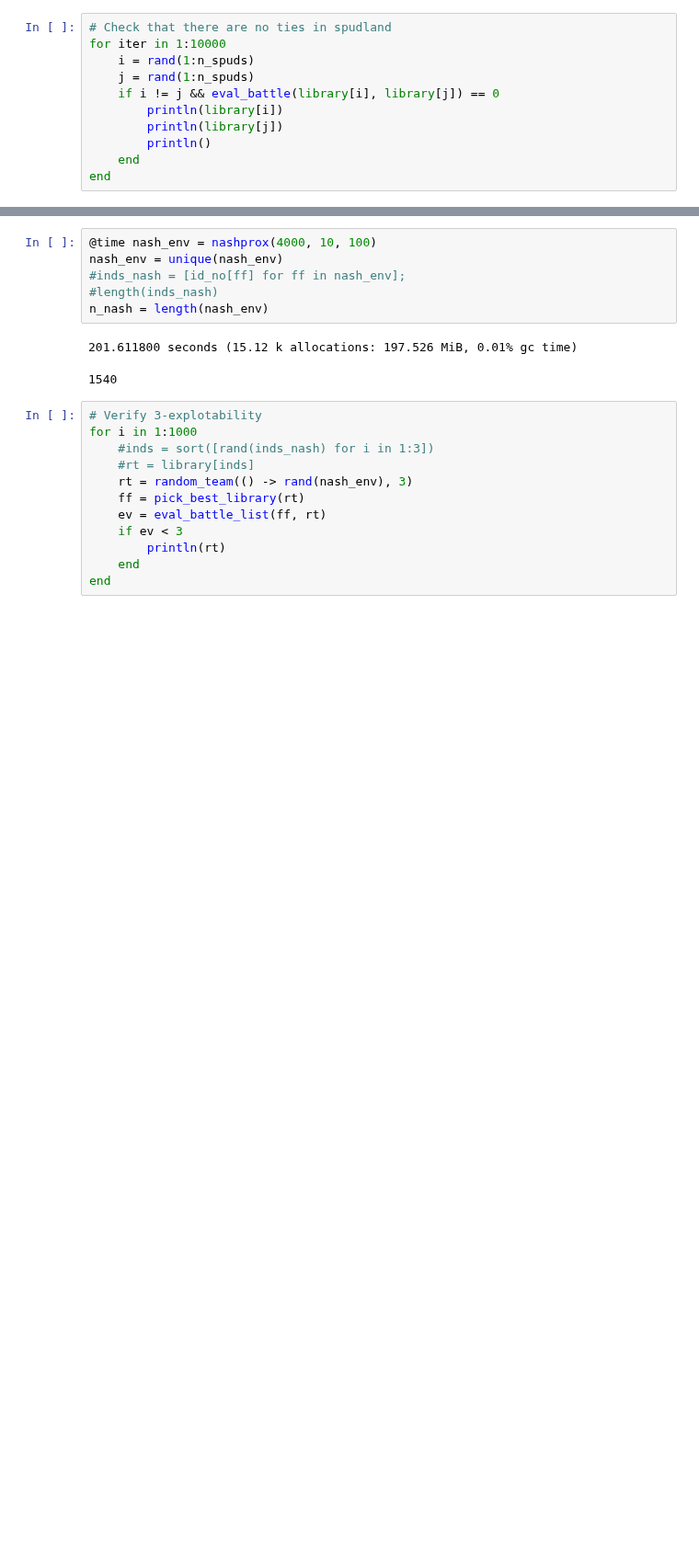
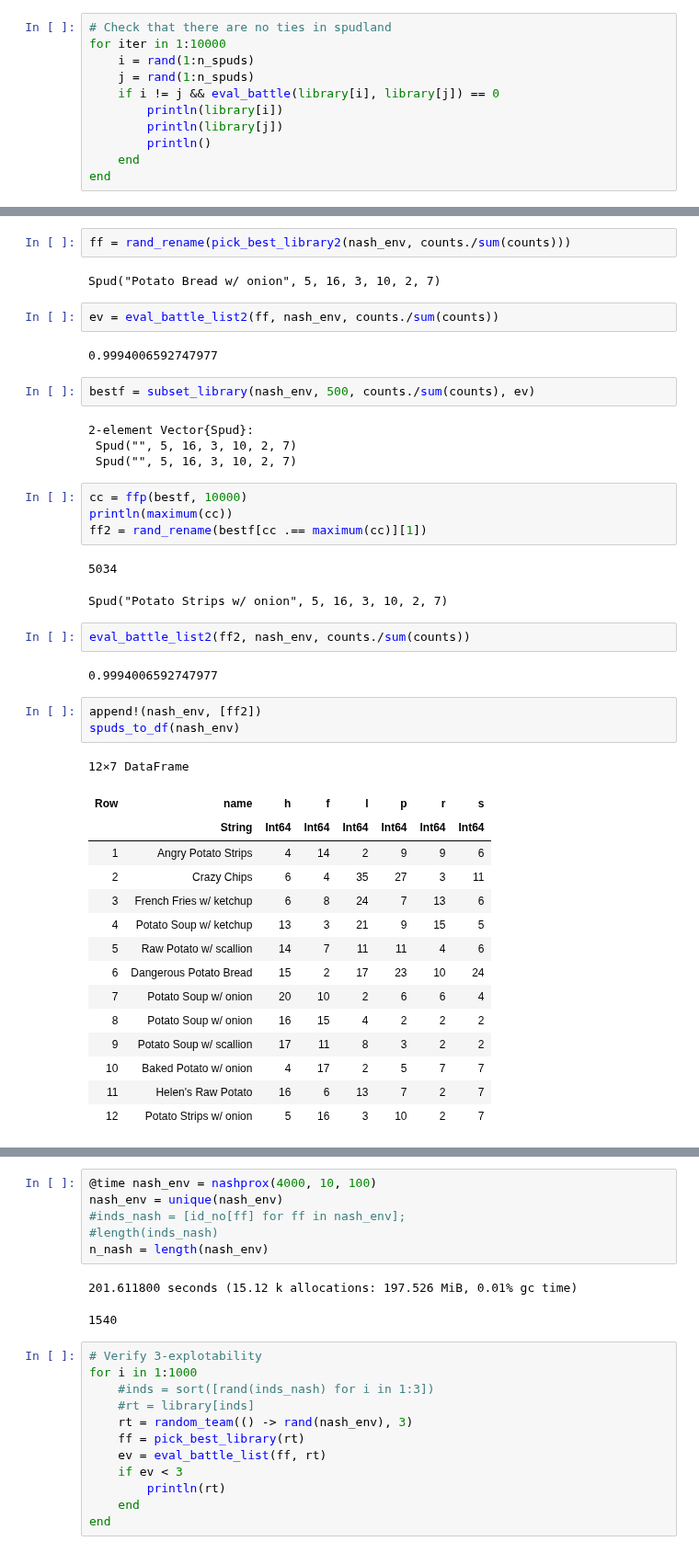
Before and after one commit to snarles/misc, a Jupyter notebook: spuds/game_design.ipynb, the cells around one changed output, grey strips where cells are left out. Shown at 92% size. Drawn from its saved outputs; the diff is of its cells as text; blank space fills up the shorter version.

```diff
--- a/spuds/game_design.ipynb
+++ b/spuds/game_design.ipynb
@@ -457 +751,45 @@ end
+# %%
+ff = rand_rename(pick_best_library2(nash_env, counts./sum(counts)))
+# %% [output]
+Spud("Potato Bread w/ onion", 5, 16, 3, 10, 2, 7)
+# %%
+ev = eval_battle_list2(ff, nash_env, counts./sum(counts))
+# %% [output]
+0.9994006592747977
+# %%
+bestf = subset_library(nash_env, 500, counts./sum(counts), ev)
+# %% [output]
+2-element Vector{Spud}:
+ Spud("", 5, 16, 3, 10, 2, 7)
+ Spud("", 5, 16, 3, 10, 2, 7)
+# %%
+cc = ffp(bestf, 10000)
+println(maximum(cc))
+ff2 = rand_rename(bestf[cc .== maximum(cc)][1])
+# %% [output]
+5034
+Spud("Potato Strips w/ onion", 5, 16, 3, 10, 2, 7)
+# %%
+eval_battle_list2(ff2, nash_env, counts./sum(counts))
+# %% [output]
+0.9994006592747977
+# %%
+append!(nash_env, [ff2])
+spuds_to_df(nash_env)
+# %% [output]
+12×7 DataFrame
+| Row | name | h | f | l | p | r | s |
+|  | String | Int64 | Int64 | Int64 | Int64 | Int64 | Int64 |
+| 1 | Angry Potato Strips | 4 | 14 | 2 | 9 | 9 | 6 |
+| 2 | Crazy Chips | 6 | 4 | 35 | 27 | 3 | 11 |
+| 3 | French Fries w/ ketchup | 6 | 8 | 24 | 7 | 13 | 6 |
+| 4 | Potato Soup w/ ketchup | 13 | 3 | 21 | 9 | 15 | 5 |
+| 5 | Raw Potato w/ scallion | 14 | 7 | 11 | 11 | 4 | 6 |
+| 6 | Dangerous Potato Bread | 15 | 2 | 17 | 23 | 10 | 24 |
+| 7 | Potato Soup w/ onion | 20 | 10 | 2 | 6 | 6 | 4 |
+| 8 | Potato Soup w/ onion | 16 | 15 | 4 | 2 | 2 | 2 |
+| 9 | Potato Soup w/ scallion | 17 | 11 | 8 | 3 | 2 | 2 |
+| 10 | Baked Potato w/ onion | 4 | 17 | 2 | 5 | 7 | 7 |
+| 11 | Helen's Raw Potato | 16 | 6 | 13 | 7 | 2 | 7 |
+| 12 | Potato Strips w/ onion | 5 | 16 | 3 | 10 | 2 | 7 |
 # %%
```
Also changed, not shown: parts of 28 cells of this notebook.
